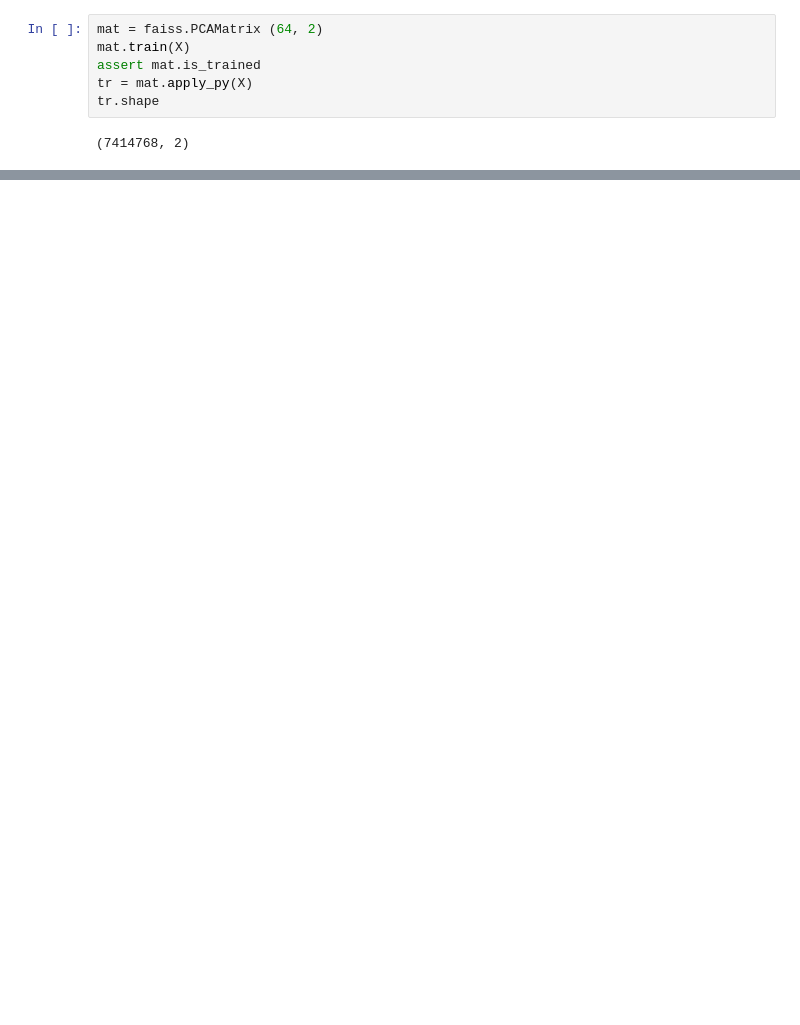
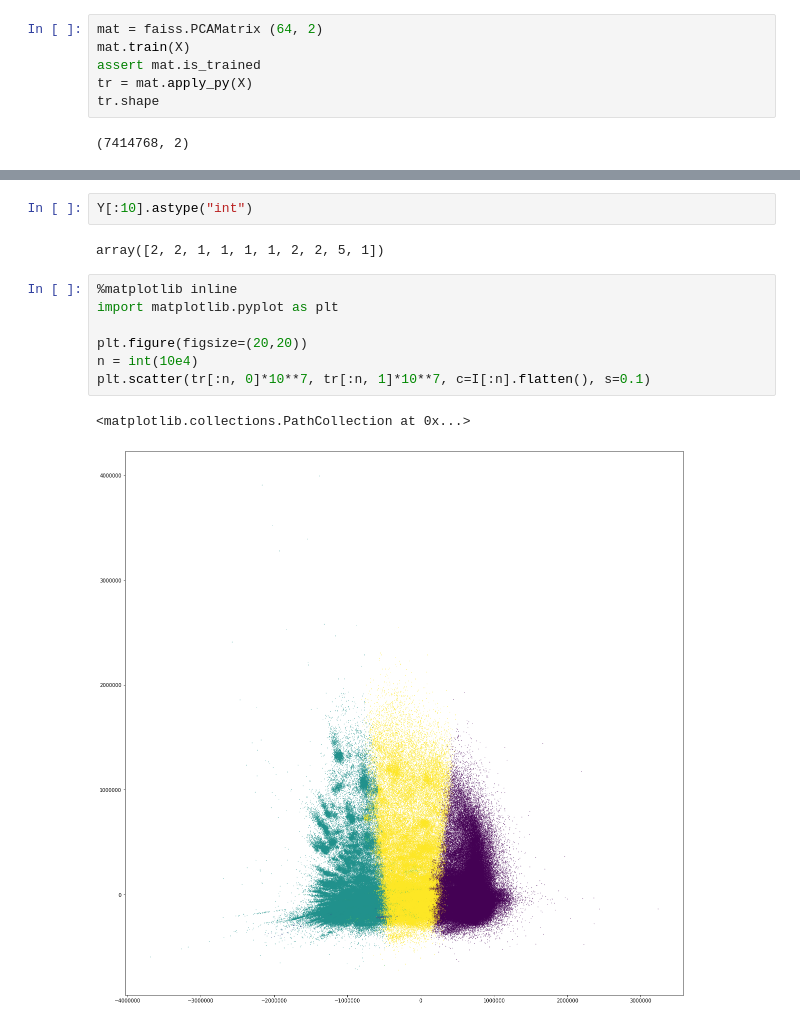
Before and after one commit to Nicolaus93/biggraph, a Jupyter notebook: jupyter/faiss_explore.ipynb, the cells around one changed output, grey strips where cells are left out. Cells and saved outputs as stored; diff of their text form; blank space fills up the shorter version.

```diff
--- a/jupyter/faiss_explore.ipynb
+++ b/jupyter/faiss_explore.ipynb
@@ -141,0 +194,14 @@ ModuleNotFoundError: No module named 'matplotlib'
+# %%
+Y[:10].astype("int")
+# %% [output]
+array([2, 2, 1, 1, 1, 1, 2, 2, 5, 1])
+# %%
+%matplotlib inline
+import matplotlib.pyplot as plt
+
+plt.figure(figsize=(20,20))
+n = int(10e4)
+plt.scatter(tr[:n, 0]*10**7, tr[:n, 1]*10**7, c=I[:n].flatten(), s=0.1)
+# %% [output]
+<matplotlib.collections.PathCollection at 0x...>
+[figure, added]
```
Also changed, not shown: parts of 23 cells of this notebook.
